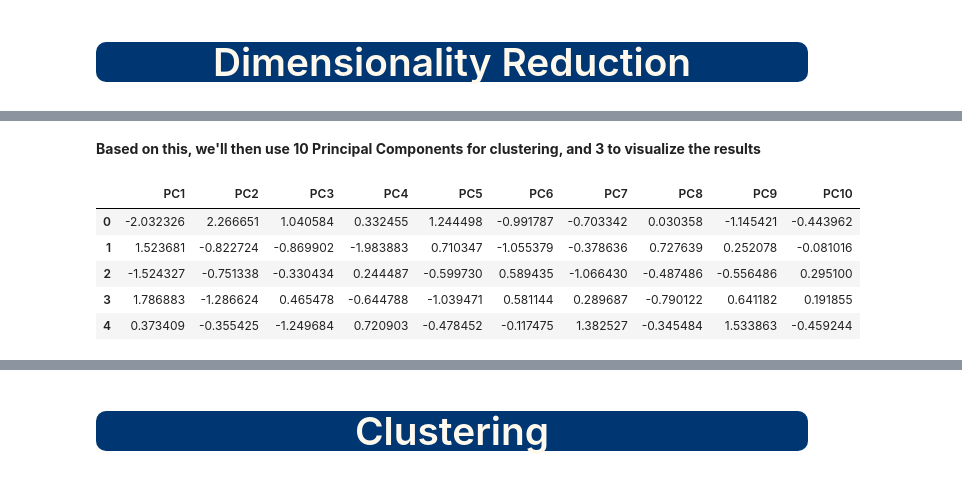
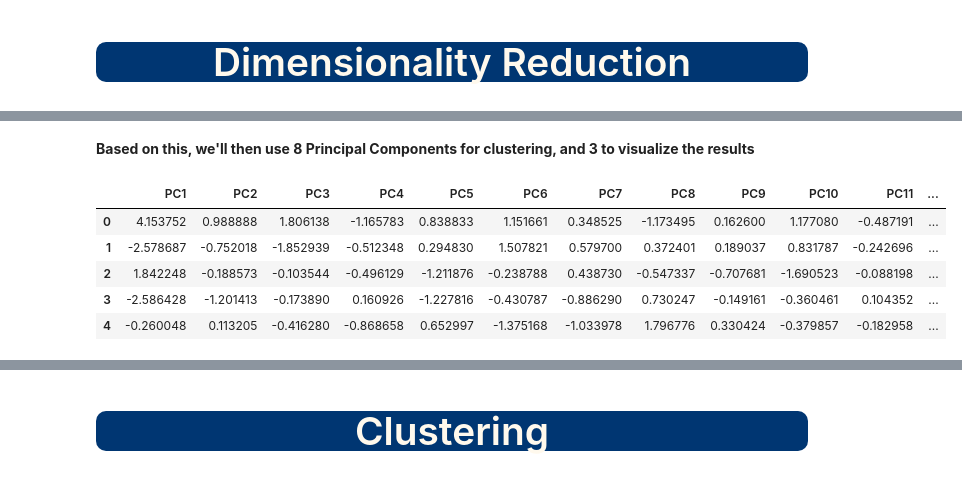
Before and after one commit to Brice-Vergnou/customer_segm, a Jupyter notebook: customer-segmentation.ipynb, the cells around one changed output, grey strips where cells are left out. Drawn from its saved outputs; the diff is of its cells as text; code cells hidden in the pictures.

```diff
--- a/customer-segmentation.ipynb
+++ b/customer-segmentation.ipynb
@@ -386,6 +376,6 @@ NmbPurch               int64
 dtype: object
 # %%
-object_cols = (df.dtypes == 'object')
+object_cols = (data.dtypes == 'object')
 objects = list(object_cols[object_cols].index)
 objects
 # %% [output]
@@ -393,5 +383,5 @@ objects
 # %%
 le = LabelEncoder()
 for obj in objects:
-    df[obj] = df[[obj]].apply(le.fit_transform)
+    data[obj] = data[[obj]].apply(le.fit_transform)
 # %%
@@ -417,7 +409,7 @@ dtype: object
 ### Scaling
 # %%
 ss = StandardScaler()
-ss.fit(df)
-scaled = pd.DataFrame(ss.transform(df),columns= df.columns )
+ss.fit(data)
+scaled = pd.DataFrame(ss.transform(data),columns= data.columns )
 scaled.head()
 # %% [output]
@@ -430,43 +422,43 @@ scaled.head()
 # %% [markdown]
 ### Reduce memory usage
 # %%
-def reduce_memory_usage(df, verbose=True):
+def reduce_memory_usage(data, verbose=True):
     # from https://www.kaggle.com/code/karnikakapoor/customer-segmentation-clustering#DATA-PREPROCESSING
     numerics = ["int8", "int16", "int32", "int64", "float16", "float32", "float64"]
-    start_mem = df.memory_usage().sum() / 1024 ** 2
-    for col in df.columns:
-        col_type = df[col].dtypes
+    start_mem = data.memory_usage().sum() / 1024 ** 2
+    for col in data.columns:
+        col_type = data[col].dtypes
         if col_type in numerics:
-            c_min = df[col].min()
-            c_max = df[col].max()
+            c_min = data[col].min()
+            c_max = data[col].max()
             if str(col_type)[:3] == "int":
                 if c_min > np.iinfo(np.int8).min and c_max < np.iinfo(np.int8).max:
-                    df[col] = df[col].astype(np.int8)
+                    data[col] = data[col].astype(np.int8)
                 elif c_min > np.iinfo(np.int16).min and c_max < np.iinfo(np.int16).max:
-                    df[col] = df[col].astype(np.int16)
+                    data[col] = data[col].astype(np.int16)
                 elif c_min > np.iinfo(np.int32).min and c_max < np.iinfo(np.int32).max:
-                    df[col] = df[col].astype(np.int32)
+                    data[col] = data[col].astype(np.int32)
                 elif c_min > np.iinfo(np.int64).min and c_max < np.iinfo(np.int64).max:
-                    df[col] = df[col].astype(np.int64)
+                    data[col] = data[col].astype(np.int64)
             else:
                 if (
                     c_min > np.finfo(np.float16).min
                     and c_max < np.finfo(np.float16).max
                 ):
-                    df[col] = df[col].astype(np.float16)
+                    data[col] = data[col].astype(np.float16)
                 elif (
                     c_min > np.finfo(np.float32).min
                     and c_max < np.finfo(np.float32).max
                 ):
-                    df[col] = df[col].astype(np.float32)
+                    data[col] = data[col].astype(np.float32)
                 else:
-                    df[col] = df[col].astype(np.float64)
-    end_mem = df.memory_usage().sum() / 1024 ** 2
+                    data[col] = data[col].astype(np.float64)
+    end_mem = data.memory_usage().sum() / 1024 ** 2
     if verbose:
         print(
             f"Mem. usage decreased from {start_mem:.2f} Mb to {end_mem:.2f} Mb ({100 * (start_mem - end_mem) / start_mem:.1f}% reduction)"
         )
-    return df
+    return data
 
 scaled_and_reduced_data = reduce_memory_usage(scaled, verbose=True)
 # %% [output]
@@ -494,15 +486,15 @@ plt.title("Cumulative explained variance to find when the PC's cross the 90% thr
 # %% [markdown]
-**Based on this, we'll then use 10 Principal Components for clustering, and 3 to visualize the results**
+**Based on this, we'll then use 8 Principal Components for clustering, and 3 to visualize the results**
 # %%
-pca_data = pd.DataFrame(pca.transform(scaled_and_reduced_data), columns=["PC"+str(i+1) for i in range(len(scaled_and_reduced_data.columns))]).iloc[:, :10]
+pca_data = pd.DataFrame(pca.transform(scaled_and_reduced_data), columns=["PC"+str(i+1) for i in range(len(scaled_and_reduced_data.columns))]).iloc[:, :13]
 pca_data.head()
 # %% [output]
-|  | PC1 | PC2 | PC3 | PC4 | PC5 | PC6 | PC7 | PC8 | PC9 | PC10 |
-| 0 | -2.032326 | 2.266651 | 1.040584 | 0.332455 | 1.244498 | -0.991787 | -0.703342 | 0.030358 | -1.145421 | -0.443962 |
-| 1 | 1.523681 | -0.822724 | -0.869902 | -1.983883 | 0.710347 | -1.055379 | -0.378636 | 0.727639 | 0.252078 | -0.081016 |
-| 2 | -1.524327 | -0.751338 | -0.330434 | 0.244487 | -0.599730 | 0.589435 | -1.066430 | -0.487486 | -0.556486 | 0.295100 |
-| 3 | 1.786883 | -1.286624 | 0.465478 | -0.644788 | -1.039471 | 0.581144 | 0.289687 | -0.790122 | 0.641182 | 0.191855 |
-| 4 | 0.373409 | -0.355425 | -1.249684 | 0.720903 | -0.478452 | -0.117475 | 1.382527 | -0.345484 | 1.533863 | -0.459244 |
+|  | PC1 | PC2 | PC3 | PC4 | PC5 | PC6 | PC7 | PC8 | PC9 | PC10 | PC11 | ... |
+| 0 | 4.153752 | 0.988888 | 1.806138 | -1.165783 | 0.838833 | 1.151661 | 0.348525 | -1.173495 | 0.162600 | 1.177080 | -0.487191 | ... |
+| 1 | -2.578687 | -0.752018 | -1.852939 | -0.512348 | 0.294830 | 1.507821 | 0.579700 | 0.372401 | 0.189037 | 0.831787 | -0.242696 | ... |
+| 2 | 1.842248 | -0.188573 | -0.103544 | -0.496129 | -1.211876 | -0.238788 | 0.438730 | -0.547337 | -0.707681 | -1.690523 | -0.088198 | ... |
+| 3 | -2.586428 | -1.201413 | -0.173890 | 0.160926 | -1.227816 | -0.430787 | -0.886290 | 0.730247 | -0.149161 | -0.360461 | 0.104352 | ... |
+| 4 | -0.260048 | 0.113205 | -0.416280 | -0.868658 | 0.652997 | -1.375168 | -1.033978 | 1.796776 | 0.330424 | -0.379857 | -0.182958 | ... |
 # %%
 vis_data = pd.DataFrame(pca.transform(scaled_and_reduced_data), columns=["PC"+str(i+1) for i in range(len(scaled_and_reduced_data.columns))]).iloc[:, :3]
 vis_data.head()
```
Also changed, not shown: parts of 27 cells of this notebook.
